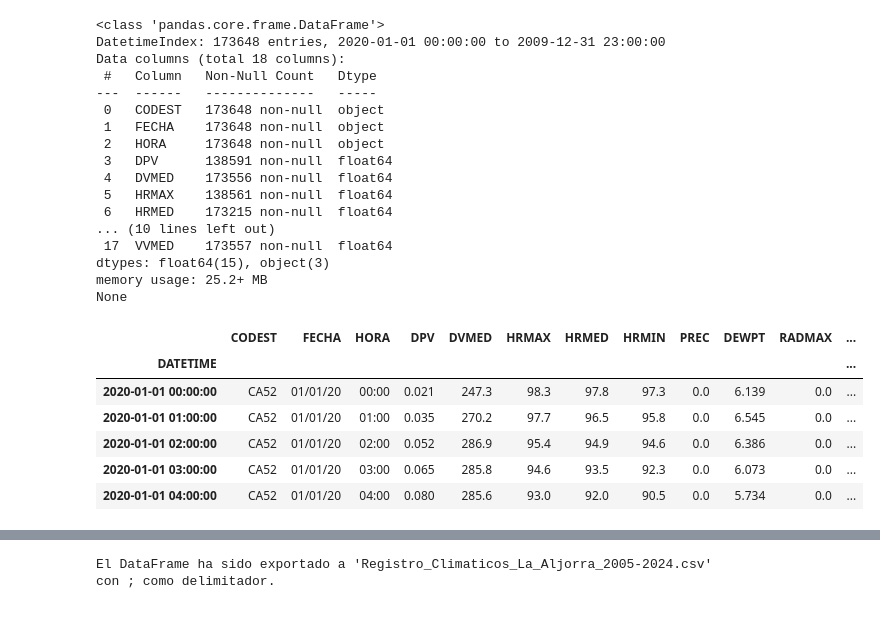
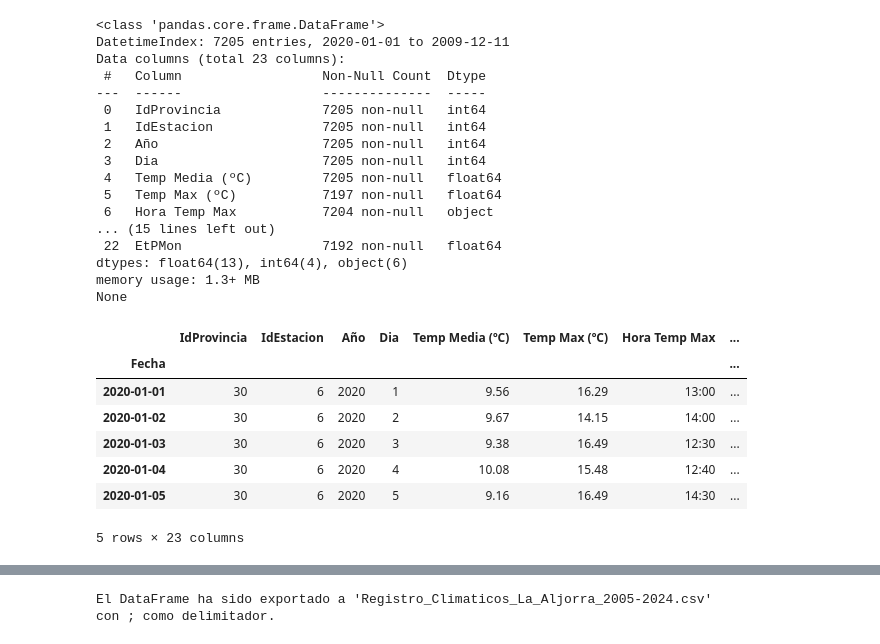
Before and after one commit to PabloVilla89/ONLINE_DS_THEBRIDGE_PABLOVILLALAIN, a Jupyter notebook: EDA/Notebook_Limpieza_de_datos_SIAR.ipynb, the cells around one changed output, grey strips where cells are left out. Drawn from its saved outputs; the diff is of its cells as text; code cells hidden in the pictures.

```diff
--- a/EDA/Notebook_Limpieza_de_datos_SIAR.ipynb
+++ b/EDA/Notebook_Limpieza_de_datos_SIAR.ipynb
@@ -3,10 +3,10 @@
 import pandas as pd
 
 # Cargar cada archivo CSV desde la subcarpeta 'datos'
-df_2020_2024 = pd.read_csv("datos/informe_horario_para_usuarios (2020-2024).csv", delimiter=';')
-df_2015_2019 = pd.read_csv("datos/informe_horario_para_usuarios (2015-2019).csv", delimiter=';')
-df_2010_2014 = pd.read_csv("datos/informe_horario_para_usuarios (2010-2014).csv", delimiter=';')
-df_2005_2009 = pd.read_csv("datos/informe_horario_para_usuarios (2005-2009).csv", delimiter=';')
+df_2005_2009 = pd.read_csv("datos/SIAR/MU06_La Aljorra_01_01_2005_11_12_2009.csv",delimiter=';', encoding='utf-8')
+df_2010_2014 = pd.read_csv("datos/SIAR/MU06_La Aljorra_01_01_2010_11_12_2014.csv", delimiter=';', encoding='utf-8')
+df_2015_2019 = pd.read_csv("datos/SIAR/MU06_La Aljorra_01_01_2015_11_12_2019.csv", delimiter=';', encoding='utf-8')
+df_2020_2024 = pd.read_csv("datos/SIAR/MU06_La Aljorra_01_01_2020_11_12_2024.csv", delimiter=';', encoding='utf-8')
 
 # Combinar los DataFrames en uno solo
 df = pd.concat([df_2020_2024, df_2015_2019, df_2010_2014, df_2005_2009], ignore_index=True)
@@ -138,7 +127,7 @@ Unnamed: 26    173648
 dtype: int64
 # %%
-# Eliminar columnas con más del 50% de valores nulos
-threshold = len(df_limpio) * 0.5
+# Eliminar columnas con más del 20% de valores nulos
+threshold = len(df_limpio) * 0.80
 df_limpio = df_limpio.dropna(thresh=threshold, axis=1)
 
 # Comprobar de nuevo los valores nulos
@@ -182,54 +169,53 @@ df_limpio
 # %%
 
 #Formateamos el df_limpio
 # Crear una copia de df_limpio llamada df_formateado
 df_formateado = df_limpio.copy()
 
 # Ahora procederemos a hacer los cambios de formato en df_formateado
-# Convertir FECHA y HORA a un solo campo datetime
-df_formateado['DATETIME'] = pd.to_datetime(df_formateado['FECHA'] + ' ' + df_formateado['HORA'], format='%d/%m/%y %H:%M')
-
+df_formateado['Fecha'] = pd.to_datetime(df_formateado['Fecha'], format='%d/%m/%Y', errors='coerce')
 # Establecer DATETIME como índice
-df_formateado.set_index('DATETIME', inplace=True)
+df_formateado.set_index('Fecha', inplace=True)
 
 
 # Lista de columnas a convertir
-columns_to_convert = ["DPV", "DVMED", "HRMAX", "HRMED", "HRMIN", "PREC", "DEWPT", "RADMAX", "RADMED", "RVIENTO", "TMAX", "TMED", "TMIN", "VVMAX", "VVMED"]
+columns_to_convert = ["Temp Media (ºC)", "Temp Max (ºC)", "Temp Mínima (ºC)", "Humedad Media (%)", "Humedad Max (%)", "Humedad Min (%)", "Velviento (m/s)", "DirViento (º)", "VelVientoMax (m/s)", "Radiación (MJ/m2)", "Precipitación (mm)", "PePMon", "EtPMon"]
 
 # Convertir columnas a tipos numéricos
 for column in columns_to_convert:
     df_formateado[column] = pd.to_numeric(df_formateado[column].str.replace(',', '.'), errors='coerce')
 
 # Verificar el resultado de las conversiones
 print(df_formateado.info())
 
 # Mostrar una vista general del DataFrame formateado
 df_formateado.head()
 # %% [output]
 <class 'pandas.core.frame.DataFrame'>
-DatetimeIndex: 173648 entries, 2020-01-01 00:00:00 to 2009-12-31 23:00:00
-Data columns (total 18 columns):
- #   Column   Non-Null Count   Dtype
----  ------   --------------   -----
- 0   CODEST   173648 non-null  object
- 1   FECHA    173648 non-null  object
- 2   HORA     173648 non-null  object
- 3   DPV      138591 non-null  float64
- 4   DVMED    173556 non-null  float64
- 5   HRMAX    138561 non-null  float64
- 6   HRMED    173215 non-null  float64
-... (10 lines left out)
- 17  VVMED    173557 non-null  float64
-dtypes: float64(15), object(3)
-memory usage: 25.2+ MB
+DatetimeIndex: 7205 entries, 2020-01-01 to 2009-12-11
+Data columns (total 23 columns):
+ #   Column                  Non-Null Count  Dtype
+---  ------                  --------------  -----
+ 0   IdProvincia             7205 non-null   int64
+ 1   IdEstacion              7205 non-null   int64
+ 2   Año                     7205 non-null   int64
+ 3   Dia                     7205 non-null   int64
+ 4   Temp Media (ºC)         7205 non-null   float64
+ 5   Temp Max (ºC)           7197 non-null   float64
+ 6   Hora Temp Max           7204 non-null   object
+... (15 lines left out)
+ 22  EtPMon                  7192 non-null   float64
+dtypes: float64(13), int64(4), object(6)
+memory usage: 1.3+ MB
 None
-|  | CODEST | FECHA | HORA | DPV | DVMED | HRMAX | HRMED | HRMIN | PREC | DEWPT | RADMAX | ... |
-| DATETIME |  |  |  |  |  |  |  |  |  |  |  | ... |
-| 2020-01-01 00:00:00 | CA52 | 01/01/20 | 00:00 | 0.021 | 247.3 | 98.3 | 97.8 | 97.3 | 0.0 | 6.139 | 0.0 | ... |
-| 2020-01-01 01:00:00 | CA52 | 01/01/20 | 01:00 | 0.035 | 270.2 | 97.7 | 96.5 | 95.8 | 0.0 | 6.545 | 0.0 | ... |
-| 2020-01-01 02:00:00 | CA52 | 01/01/20 | 02:00 | 0.052 | 286.9 | 95.4 | 94.9 | 94.6 | 0.0 | 6.386 | 0.0 | ... |
-| 2020-01-01 03:00:00 | CA52 | 01/01/20 | 03:00 | 0.065 | 285.8 | 94.6 | 93.5 | 92.3 | 0.0 | 6.073 | 0.0 | ... |
-| 2020-01-01 04:00:00 | CA52 | 01/01/20 | 04:00 | 0.080 | 285.6 | 93.0 | 92.0 | 90.5 | 0.0 | 5.734 | 0.0 | ... |
+|  | IdProvincia | IdEstacion | Año | Dia | Temp Media (ºC) | Temp Max (ºC) | Hora Temp Max | ... |
+| Fecha |  |  |  |  |  |  |  | ... |
+| 2020-01-01 | 30 | 6 | 2020 | 1 | 9.56 | 16.29 | 13:00 | ... |
+| 2020-01-02 | 30 | 6 | 2020 | 2 | 9.67 | 14.15 | 14:00 | ... |
+| 2020-01-03 | 30 | 6 | 2020 | 3 | 9.38 | 16.49 | 12:30 | ... |
+| 2020-01-04 | 30 | 6 | 2020 | 4 | 10.08 | 15.48 | 12:40 | ... |
+| 2020-01-05 | 30 | 6 | 2020 | 5 | 9.16 | 16.49 | 14:30 | ... |
+5 rows × 23 columns
 # %%
 # Crear columnas de Mes, Año y Semana del Año para su posterior analisis
 df_formateado['Month'] = df_formateado.index.month
```
Also changed, not shown: parts of 16 cells of this notebook, 19 other files.
